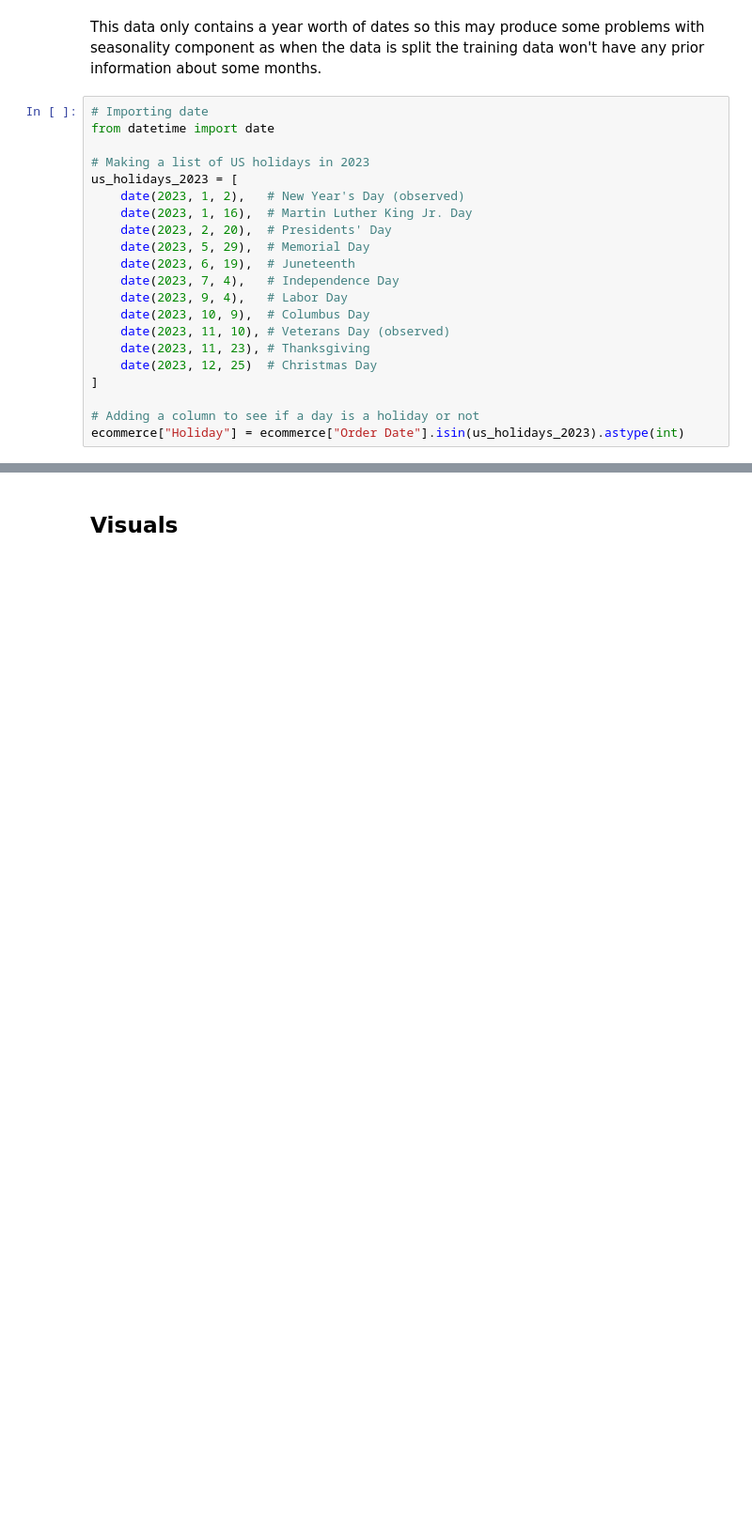
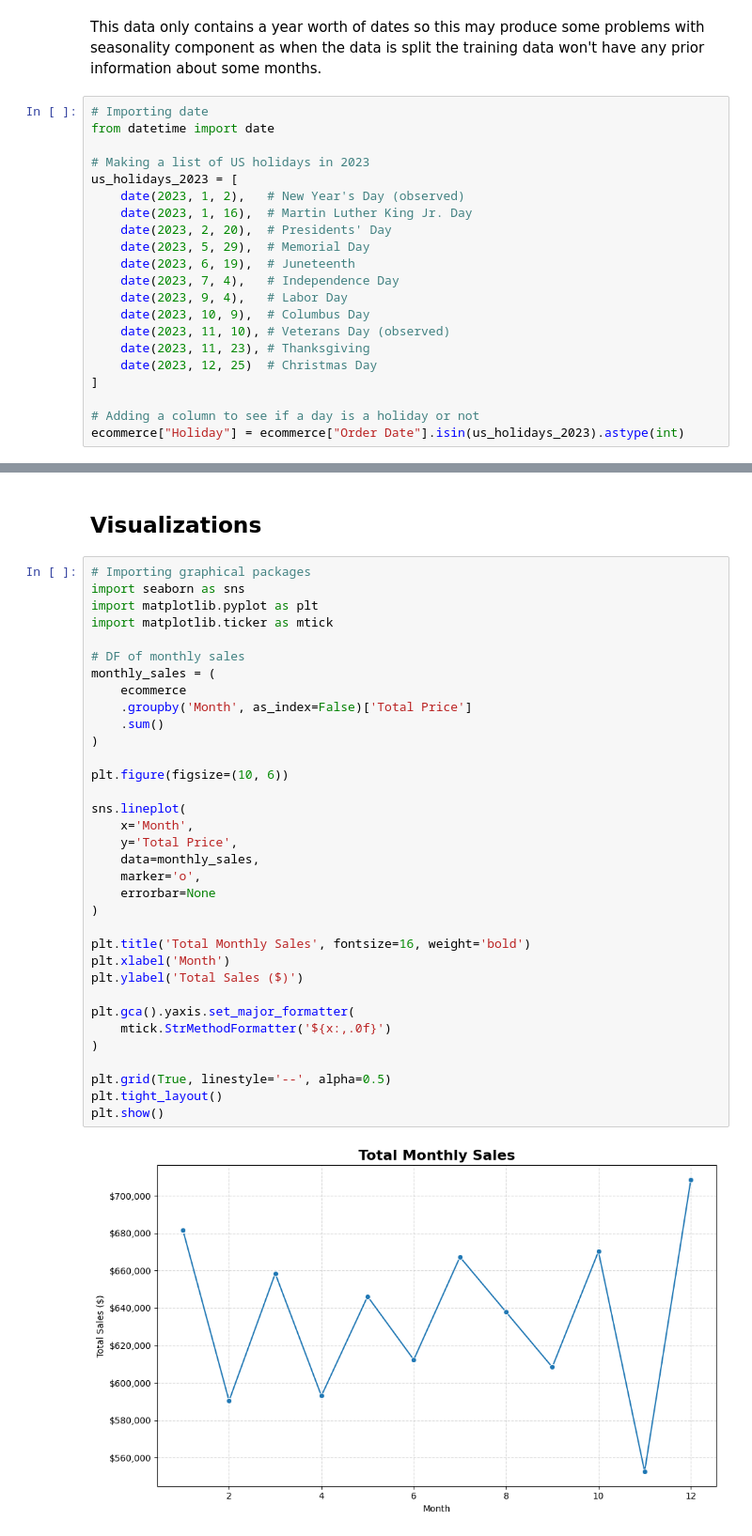
Before and after one commit to ryaltic/E-Commerce-Time-Series-Forecast, a Jupyter notebook: E_Commerce_Forecasting.ipynb, the cells around one changed output, grey strips where cells are left out. Shown at 94% size. Cells and saved outputs as stored; diff of their text form; blank space fills up the shorter version.

Commit message:
Created many visualizations

```diff
--- a/E_Commerce_Forecasting.ipynb
+++ b/E_Commerce_Forecasting.ipynb
@@ -139,4 +139,40 @@ ecommerce.head()
 | 3 | 88cc8ccf-f018-46ac-ba3b-f36b5cf4e429 | b3f6c6a5-d3cb-49a4-b53b-3996be815c28 | Books | 2 | 176.410906 | 352.821812 | 2023-07-22 | 6184896b-4fb2-4ae0-9851-65033dae1319 | ... |
 | 4 | eb520575-720e-456e-9dc5-c2c3bb887bfc | fed52dbf-49c6-4128-8b18-c36e50184a04 | Electronics | 3 | 409.892144 | 1229.676431 | 2023-04-08 | 24689017-68fc-42ba-8ae6-f0ad7155e0d6 | ... |
 # %% [markdown]
-## Visuals
+## Visualizations
+# %%
+# Importing graphical packages
+import seaborn as sns
+import matplotlib.pyplot as plt
+import matplotlib.ticker as mtick
+
+# DF of monthly sales
+monthly_sales = (
+    ecommerce
+    .groupby('Month', as_index=False)['Total Price']
+    .sum()
+)
+
+plt.figure(figsize=(10, 6))
+
+sns.lineplot(
+    x='Month',
+    y='Total Price',
+    data=monthly_sales,
+    marker='o',
+    errorbar=None
+)
+
+plt.title('Total Monthly Sales', fontsize=16, weight='bold')
+plt.xlabel('Month')
+plt.ylabel('Total Sales ($)')
+
+plt.gca().yaxis.set_major_formatter(
+    mtick.StrMethodFormatter('${x:,.0f}')
+)
+
+plt.grid(True, linestyle='--', alpha=0.5)
+plt.tight_layout()
+plt.show()
+# %% [output]
+[figure, added]
```
Also changed, not shown: parts of 11 cells of this notebook.
